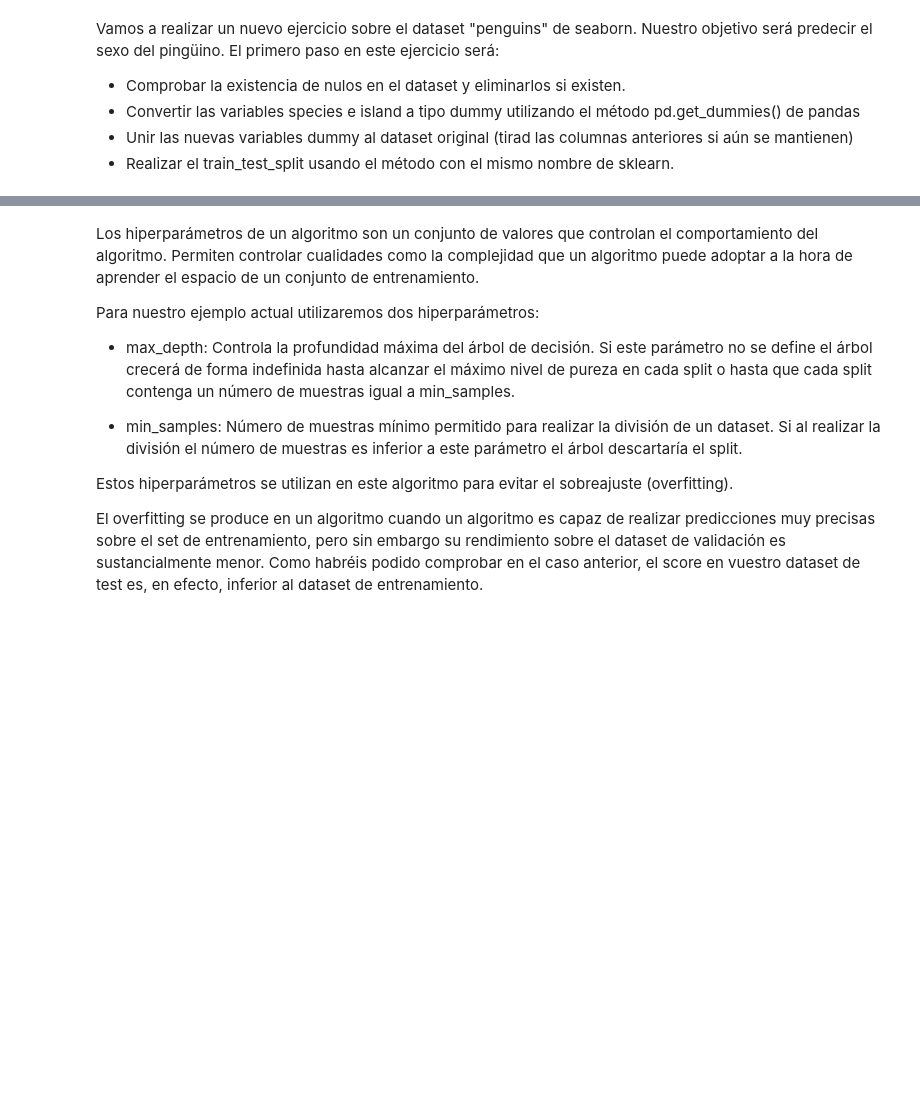
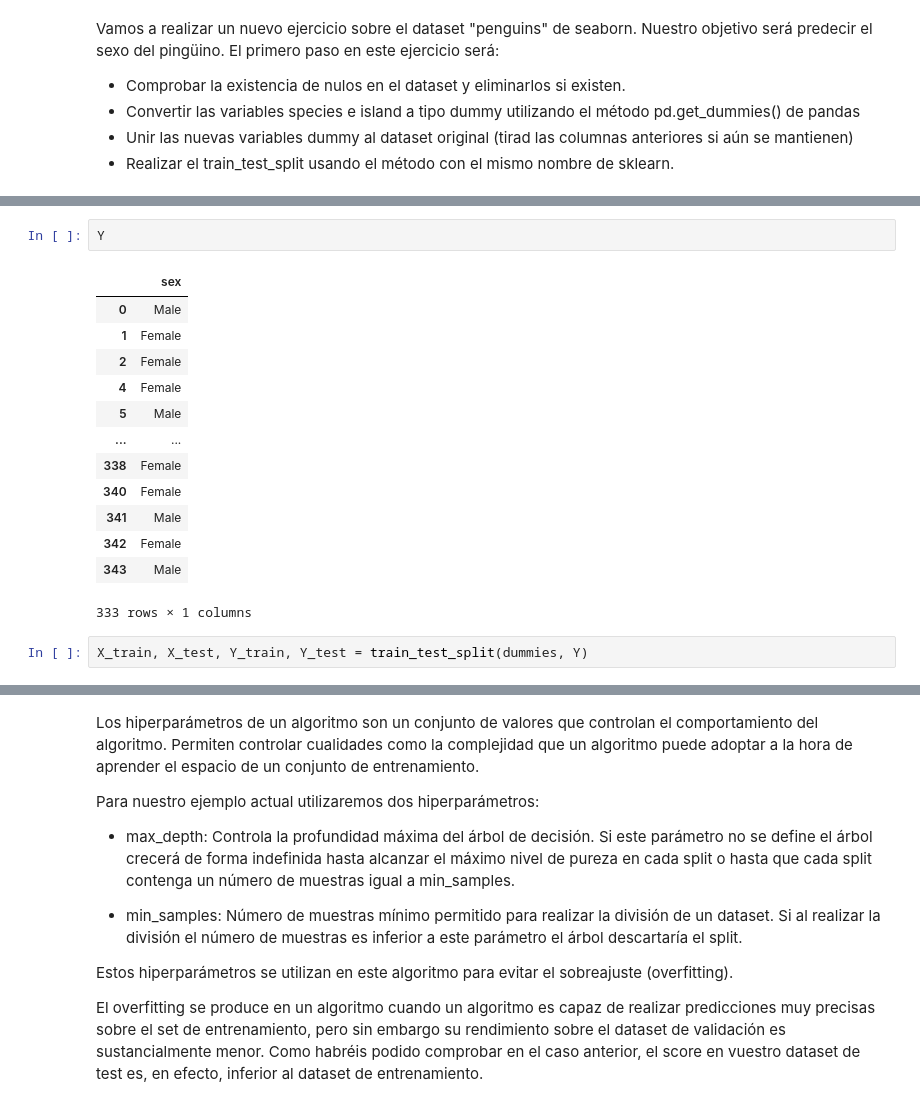
Before and after one commit to LluisArrue/idal_ia3_uv, a Jupyter notebook: Copia_de_Decision_trees.ipynb, the cells around one changed output, grey strips where cells are left out. Saved outputs shown, nothing was run; the diff lists cells and outputs as text; blank space fills up the shorter version.

```diff
--- a/Copia_de_Decision_trees.ipynb
+++ b/Copia_de_Decision_trees.ipynb
@@ -197,0 +261,18 @@ dataset = sns.load_dataset("penguins")
+# %%
+Y
+# %% [output]
+|  | sex |
+| 0 | Male |
+| 1 | Female |
+| 2 | Female |
+| 4 | Female |
+| 5 | Male |
+| ... | ... |
+| 338 | Female |
+| 340 | Female |
+| 341 | Male |
+| 342 | Female |
+| 343 | Male |
+333 rows × 1 columns
+# %%
+X_train, X_test, Y_train, Y_test = train_test_split(dummies, Y)
```
Also changed, not shown: parts of 23 cells of this notebook.
